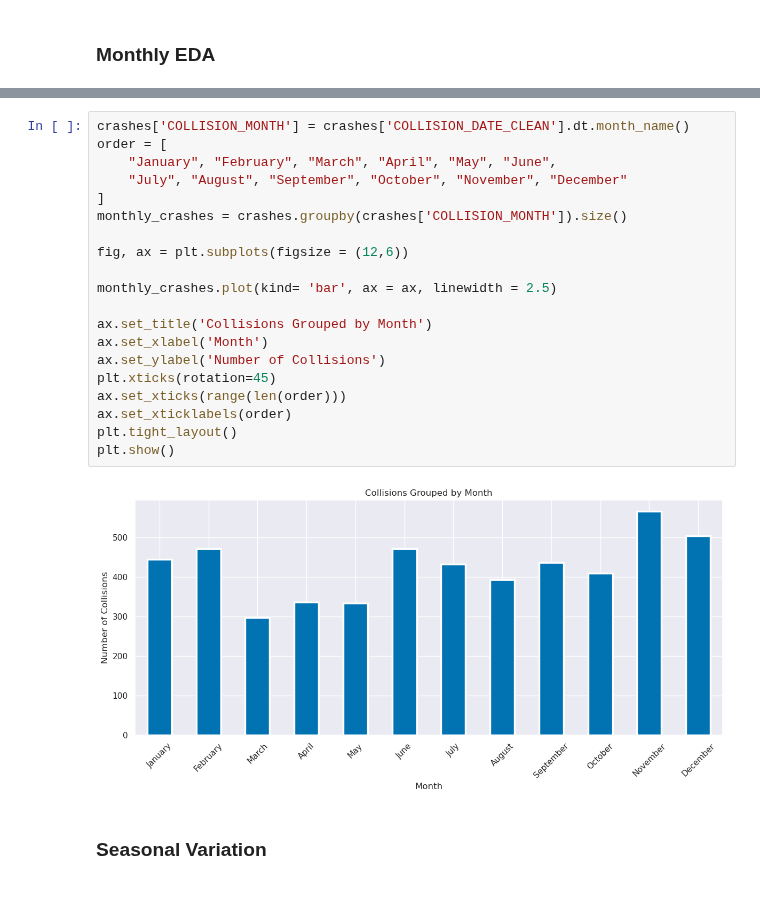
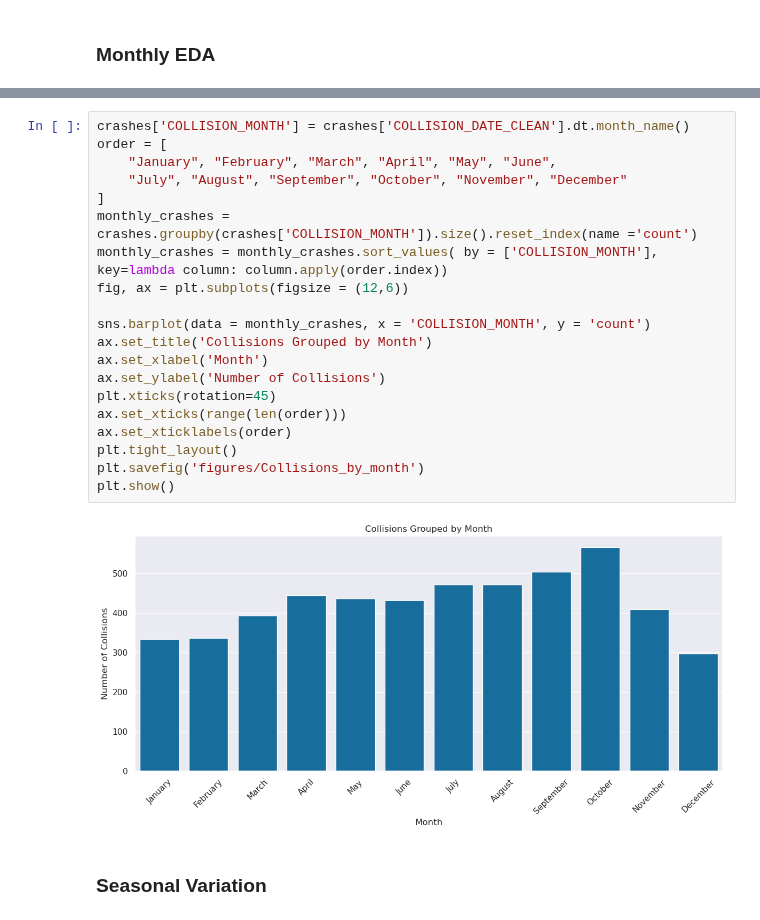
Before and after one commit to UCB-stat-159-f25/final-group07, a Jupyter notebook: data_exploration.ipynb, the cells around one changed output, grey strips where cells are left out. Cells and saved outputs as stored; diff of their text form.

```diff
--- a/data_exploration.ipynb
+++ b/data_exploration.ipynb
@@ -103,25 +113,25 @@ The onset of the pandemic is associated with a significant drop in bike collisio
 # %%
 crashes['COLLISION_MONTH'] = crashes['COLLISION_DATE_CLEAN'].dt.month_name()
 order = [
     "January", "February", "March", "April", "May", "June",
     "July", "August", "September", "October", "November", "December"
 ]
-monthly_crashes = crashes.groupby(crashes['COLLISION_MONTH']).size()
-
+monthly_crashes = crashes.groupby(crashes['COLLISION_MONTH']).size().reset_index(name ='count')
+monthly_crashes = monthly_crashes.sort_values( by = ['COLLISION_MONTH'], key=lambda column: column.apply(order.index))
 fig, ax = plt.subplots(figsize = (12,6))
 
-monthly_crashes.plot(kind= 'bar', ax = ax, linewidth = 2.5)
-
+sns.barplot(data = monthly_crashes, x = 'COLLISION_MONTH', y = 'count')
 ax.set_title('Collisions Grouped by Month')
 ax.set_xlabel('Month')
 ax.set_ylabel('Number of Collisions')
 plt.xticks(rotation=45)
 ax.set_xticks(range(len(order)))
 ax.set_xticklabels(order)
 plt.tight_layout()
+plt.savefig('figures/Collisions_by_month')
 plt.show()
 # %% [output]
-[figure, old version]
+[figure, new version]
 # %% [markdown]
 ### Seasonal Variation
 # %%
```
Also changed, not shown: parts of 19 cells of this notebook, 13 other files.
